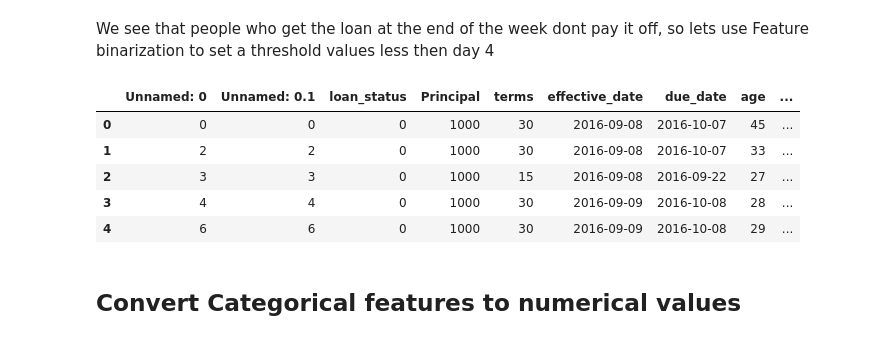
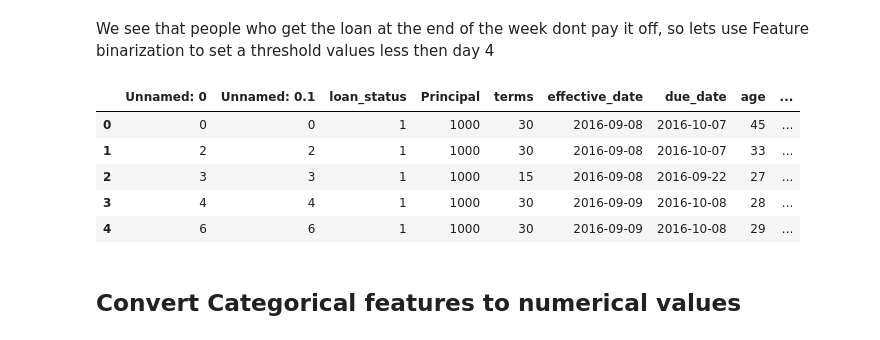
Before and after one commit to stanleymt92/my_best_classifier, a Jupyter notebook: The_best_classifier_assignment.ipynb, the cells around one changed output. Drawn from its saved outputs; the diff is of its cells as text; code cells hidden in the pictures.

```diff
--- a/The_best_classifier_assignment.ipynb
+++ b/The_best_classifier_assignment.ipynb
@@ -149,17 +150,18 @@ plt.show()
 We see that people who get the loan at the end of the week dont pay it off, so lets use Feature binarization to set a threshold values less then day 4
 # %%
 df['weekend'] = df['dayofweek'].apply(lambda x: 1 if (x>3)  else 0)
-
-df['loan_status'] = df['loan_status'].astype('int')
-y = np.asarray(df['loan_status'])
+from sklearn.preprocessing import LabelEncoder
+enc = LabelEncoder()
+enc.fit(df['loan_status'])
+df['loan_status'] = enc.transform(df['loan_status'])
 df.head()
 # %% [output]
 |  | Unnamed: 0 | Unnamed: 0.1 | loan_status | Principal | terms | effective_date | due_date | age | ... |
-| 0 | 0 | 0 | 0 | 1000 | 30 | 2016-09-08 | 2016-10-07 | 45 | ... |
-| 1 | 2 | 2 | 0 | 1000 | 30 | 2016-09-08 | 2016-10-07 | 33 | ... |
-| 2 | 3 | 3 | 0 | 1000 | 15 | 2016-09-08 | 2016-09-22 | 27 | ... |
-| 3 | 4 | 4 | 0 | 1000 | 30 | 2016-09-09 | 2016-10-08 | 28 | ... |
-| 4 | 6 | 6 | 0 | 1000 | 30 | 2016-09-09 | 2016-10-08 | 29 | ... |
+| 0 | 0 | 0 | 1 | 1000 | 30 | 2016-09-08 | 2016-10-07 | 45 | ... |
+| 1 | 2 | 2 | 1 | 1000 | 30 | 2016-09-08 | 2016-10-07 | 33 | ... |
+| 2 | 3 | 3 | 1 | 1000 | 15 | 2016-09-08 | 2016-09-22 | 27 | ... |
+| 3 | 4 | 4 | 1 | 1000 | 30 | 2016-09-09 | 2016-10-08 | 28 | ... |
+| 4 | 6 | 6 | 1 | 1000 | 30 | 2016-09-09 | 2016-10-08 | 29 | ... |
 # %% [markdown]
 ## Convert Categorical features to numerical values
 # %% [markdown]
```
Also changed, not shown: parts of 18 cells of this notebook.
